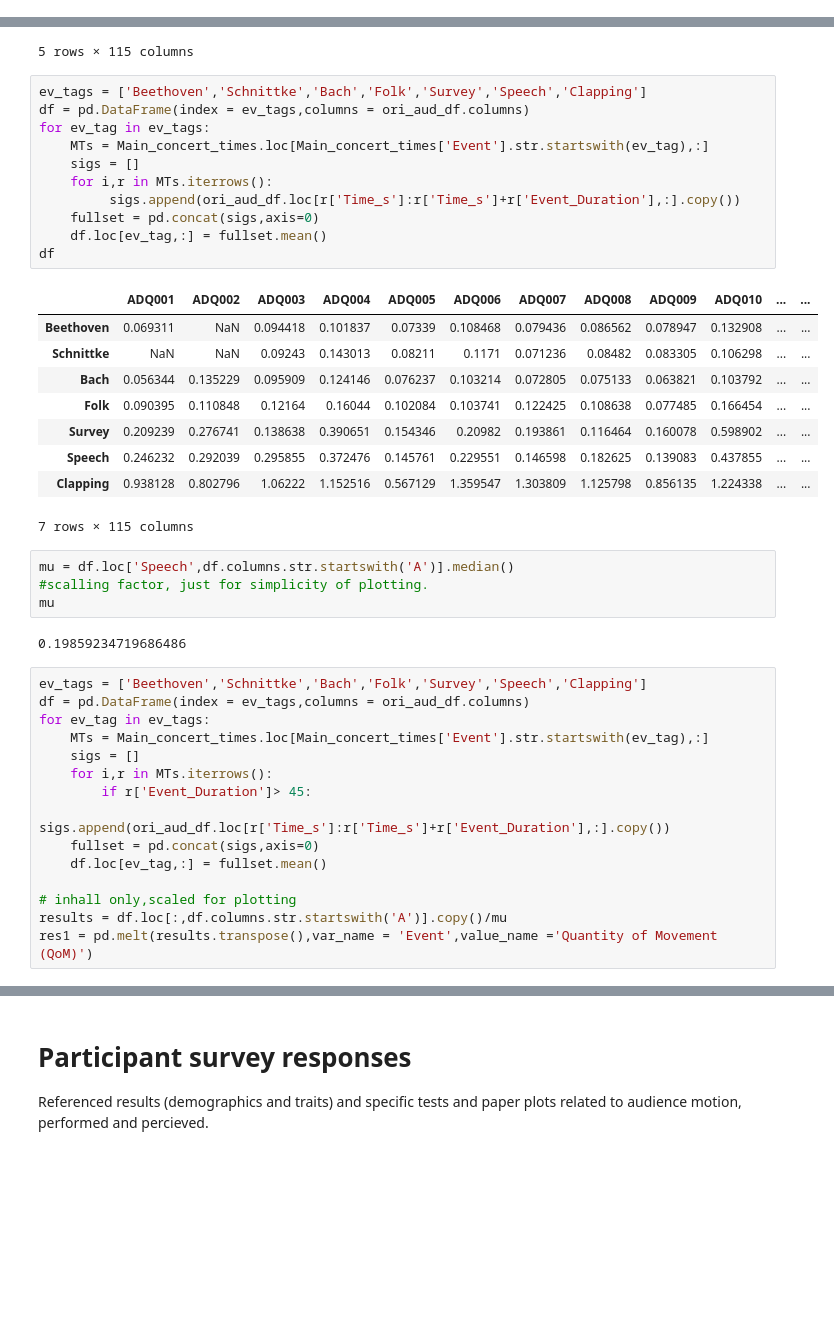
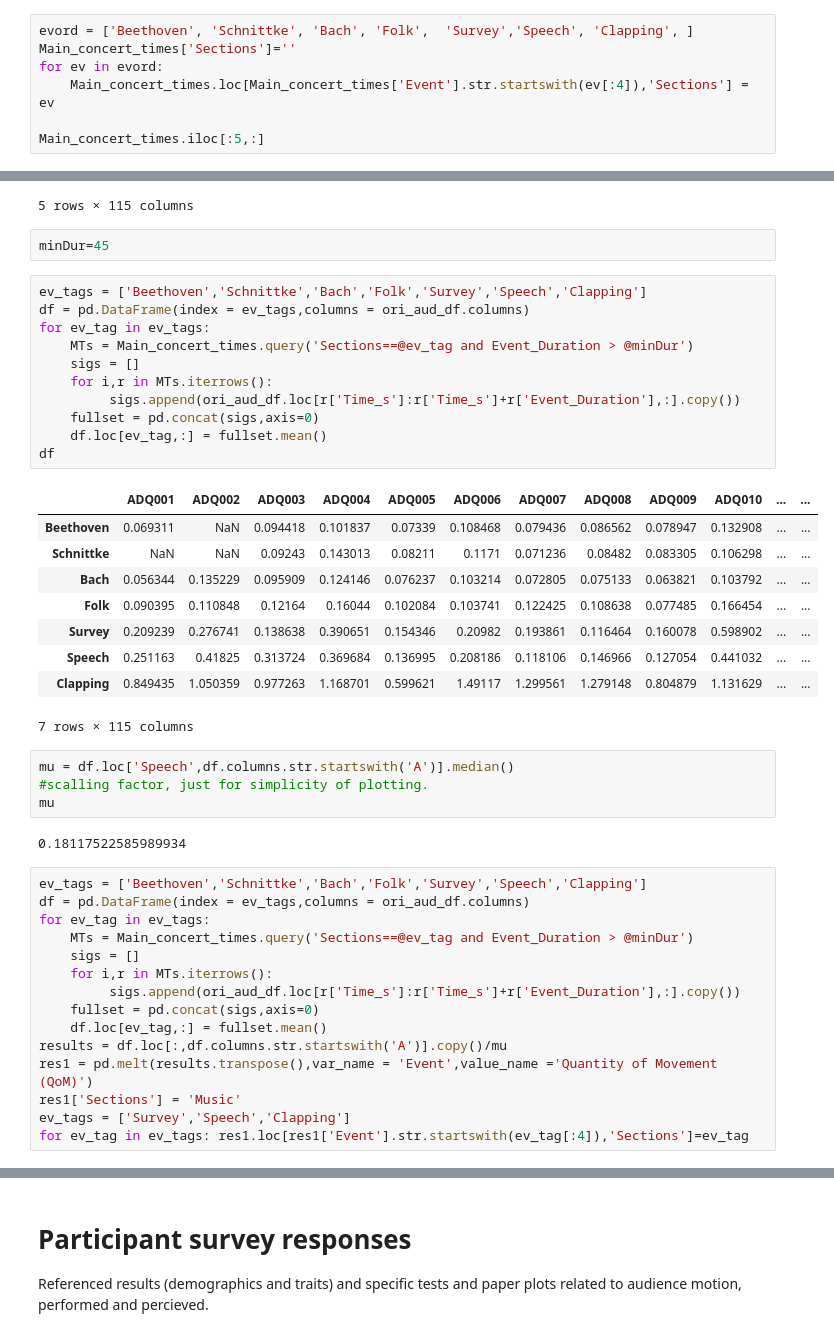
Before and after one commit to finn42/MusicLabCopen_AudienceMotion, a Jupyter notebook: Audience_Motion_Averages_Summary.ipynb, the cells around one changed output, grey strips where cells are left out. Cells and saved outputs as stored; diff of their text form; blank space fills up the shorter version.

```diff
--- a/Audience_Motion_Averages_Summary.ipynb
+++ b/Audience_Motion_Averages_Summary.ipynb
@@ -127,3 +68,10 @@ concert_times['Datetime']=(pd.to_datetime(concert_times['Datetime'])) # concert
 
 concert_times['sequence'] = concert_times.index
 Main_concert_times = concert_times.set_index('Datetime')
+# %%
+evord = ['Beethoven', 'Schnittke', 'Bach', 'Folk',  'Survey','Speech', 'Clapping', ]
+Main_concert_times['Sections']=''
+for ev in evord:
+    Main_concert_times.loc[Main_concert_times['Event'].str.startswith(ev[:4]),'Sections'] = ev
+
+Main_concert_times.iloc[:5,:]
@@ -345,46 +281,48 @@ ori_aud_df.iloc[:5,:]
 | -1085.7 | 0.691307 | 0.179505 | 0.349901 | 0.100000 | 0.249657 | 0.184666 | 0.597926 | 0.055355 | 0.543207 | 0.371191 | ... | ... |
 | -1085.6 | 0.711500 | 0.137325 | 0.154668 | 0.063158 | 0.181522 | 0.134561 | 0.456580 | 0.072090 | 0.082915 | 1.156659 | ... | ... |
 5 rows × 115 columns
+# %%
+minDur=45
 # %%
 ev_tags = ['Beethoven','Schnittke','Bach','Folk','Survey','Speech','Clapping']
 df = pd.DataFrame(index = ev_tags,columns = ori_aud_df.columns)
 for ev_tag in ev_tags:
-    MTs = Main_concert_times.loc[Main_concert_times['Event'].str.startswith(ev_tag),:]
+    MTs = Main_concert_times.query('Sections==@ev_tag and Event_Duration > @minDur')
     sigs = []
     for i,r in MTs.iterrows():
          sigs.append(ori_aud_df.loc[r['Time_s']:r['Time_s']+r['Event_Duration'],:].copy())
     fullset = pd.concat(sigs,axis=0)
     df.loc[ev_tag,:] = fullset.mean()
 df
 # %% [output]
 |  | ADQ001 | ADQ002 | ADQ003 | ADQ004 | ADQ005 | ADQ006 | ADQ007 | ADQ008 | ADQ009 | ADQ010 | ... | ... |
 | Beethoven | 0.069311 | NaN | 0.094418 | 0.101837 | 0.07339 | 0.108468 | 0.079436 | 0.086562 | 0.078947 | 0.132908 | ... | ... |
 | Schnittke | NaN | NaN | 0.09243 | 0.143013 | 0.08211 | 0.1171 | 0.071236 | 0.08482 | 0.083305 | 0.106298 | ... | ... |
 | Bach | 0.056344 | 0.135229 | 0.095909 | 0.124146 | 0.076237 | 0.103214 | 0.072805 | 0.075133 | 0.063821 | 0.103792 | ... | ... |
 | Folk | 0.090395 | 0.110848 | 0.12164 | 0.16044 | 0.102084 | 0.103741 | 0.122425 | 0.108638 | 0.077485 | 0.166454 | ... | ... |
 | Survey | 0.209239 | 0.276741 | 0.138638 | 0.390651 | 0.154346 | 0.20982 | 0.193861 | 0.116464 | 0.160078 | 0.598902 | ... | ... |
-| Speech | 0.246232 | 0.292039 | 0.295855 | 0.372476 | 0.145761 | 0.229551 | 0.146598 | 0.182625 | 0.139083 | 0.437855 | ... | ... |
-| Clapping | 0.938128 | 0.802796 | 1.06222 | 1.152516 | 0.567129 | 1.359547 | 1.303809 | 1.125798 | 0.856135 | 1.224338 | ... | ... |
+| Speech | 0.251163 | 0.41825 | 0.313724 | 0.369684 | 0.136995 | 0.208186 | 0.118106 | 0.146966 | 0.127054 | 0.441032 | ... | ... |
+| Clapping | 0.849435 | 1.050359 | 0.977263 | 1.168701 | 0.599621 | 1.49117 | 1.299561 | 1.279148 | 0.804879 | 1.131629 | ... | ... |
 7 rows × 115 columns
 # %%
 mu = df.loc['Speech',df.columns.str.startswith('A')].median()
 #scalling factor, just for simplicity of plotting.
 mu
 # %% [output]
-0.19859234719686486
+0.18117522585989934
 # %%
 ev_tags = ['Beethoven','Schnittke','Bach','Folk','Survey','Speech','Clapping']
 df = pd.DataFrame(index = ev_tags,columns = ori_aud_df.columns)
 for ev_tag in ev_tags:
-    MTs = Main_concert_times.loc[Main_concert_times['Event'].str.startswith(ev_tag),:]
+    MTs = Main_concert_times.query('Sections==@ev_tag and Event_Duration > @minDur')
     sigs = []
     for i,r in MTs.iterrows():
-        if r['Event_Duration']> 45:
-             sigs.append(ori_aud_df.loc[r['Time_s']:r['Time_s']+r['Event_Duration'],:].copy())
+         sigs.append(ori_aud_df.loc[r['Time_s']:r['Time_s']+r['Event_Duration'],:].copy())
     fullset = pd.concat(sigs,axis=0)
     df.loc[ev_tag,:] = fullset.mean()
-
-# inhall only,scaled for plotting
 results = df.loc[:,df.columns.str.startswith('A')].copy()/mu
 res1 = pd.melt(results.transpose(),var_name = 'Event',value_name ='Quantity of Movement (QoM)')
+res1['Sections'] = 'Music'
+ev_tags = ['Survey','Speech','Clapping']
+for ev_tag in ev_tags: res1.loc[res1['Event'].str.startswith(ev_tag[:4]),'Sections']=ev_tag
 # %%
```
Also changed, not shown: parts of 20 cells of this notebook, 21 other files.
